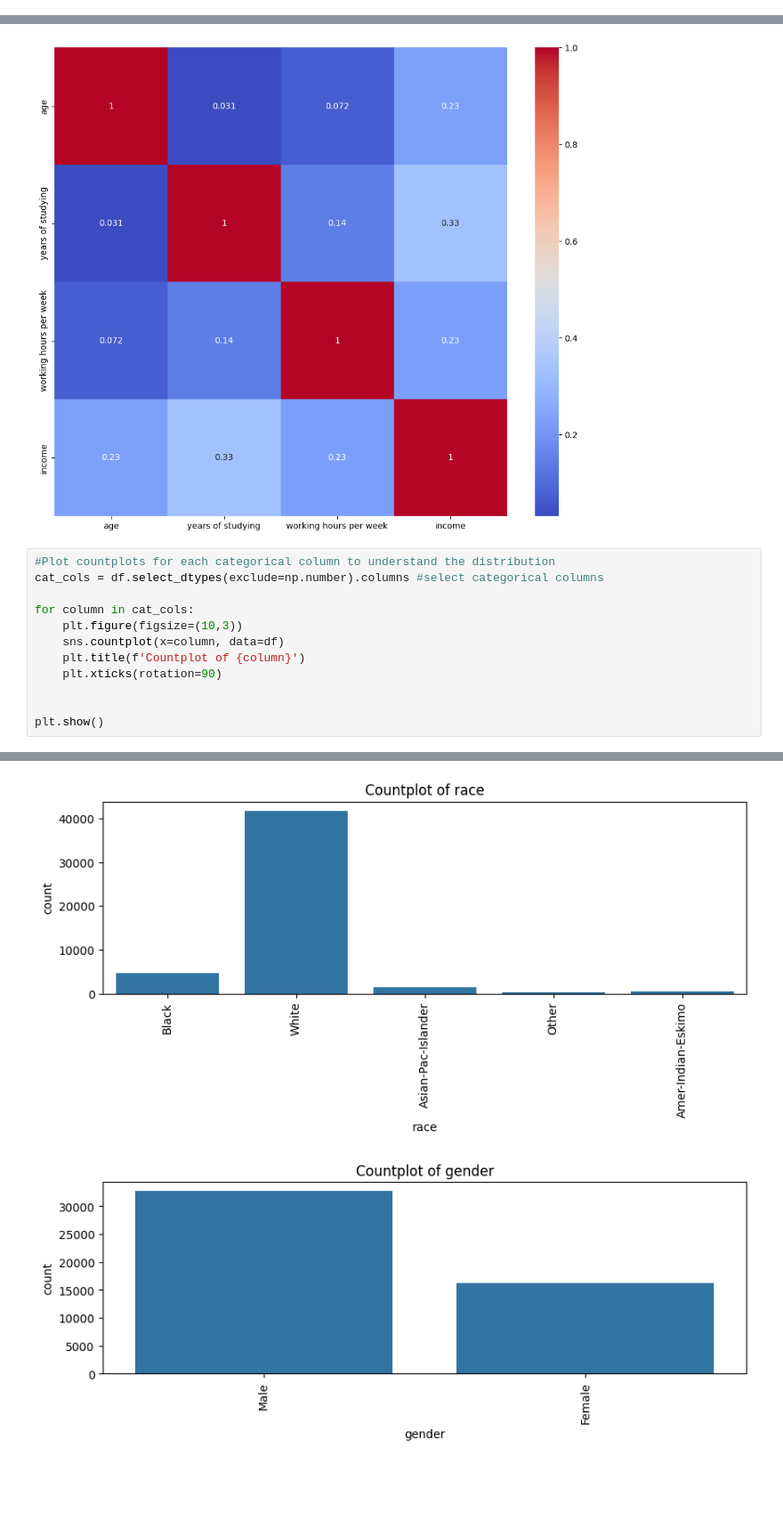
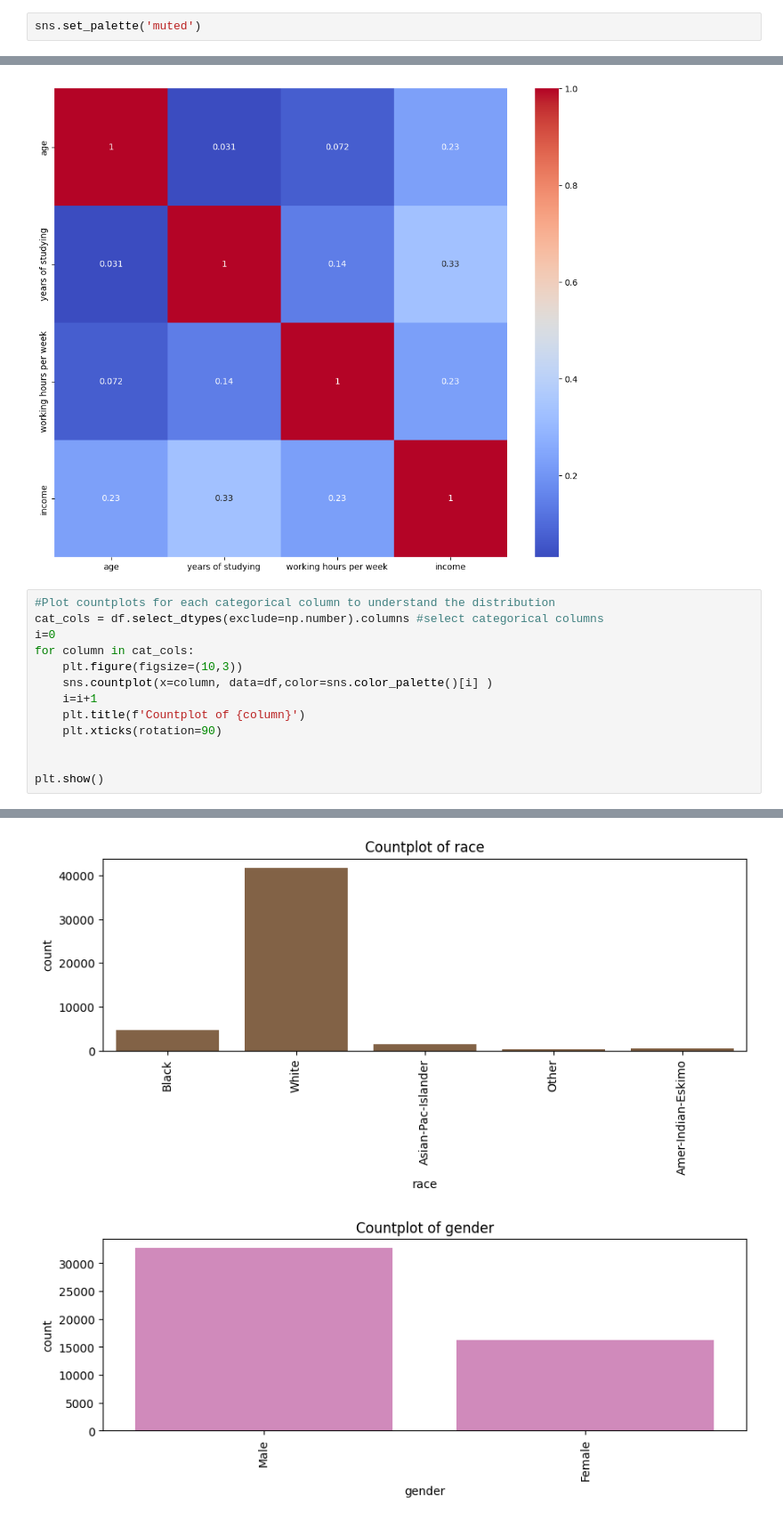
Before and after one commit to shivamagharkar/Dijikstra, a Jupyter notebook: main/Explanatory_data_analysis.ipynb, the cells around one changed output, grey strips where cells are left out. Shown at 89% size. Drawn from its saved outputs; the diff is of its cells as text; blank space fills up the shorter version.

```diff
--- a/main/Explanatory_data_analysis.ipynb
+++ b/main/Explanatory_data_analysis.ipynb
@@ -46,3 +60,5 @@ dtype: int64
+# %%
+sns.set_palette('muted')
 # %%
 #Plot histograms for each numerical column to understand the distribution
 num_cols = df.select_dtypes(include=np.number).columns #select numerical columns
@@ -62,10 +124,11 @@ plt.show()
 # %%
 #Plot countplots for each categorical column to understand the distribution
 cat_cols = df.select_dtypes(exclude=np.number).columns #select categorical columns
-
+i=0
 for column in cat_cols:
     plt.figure(figsize=(10,3))
-    sns.countplot(x=column, data=df)
+    sns.countplot(x=column, data=df,color=sns.color_palette()[i] )
+    i=i+1
     plt.title(f'Countplot of {column}')
     plt.xticks(rotation=90)
 
@@ -80,2 +143,2 @@ plt.show()
-[figure, old version]
+[figure, new version]
-[figure, old version]
+[figure, new version]
```
Also changed, not shown: parts of 4 cells of this notebook, 3 other files.
